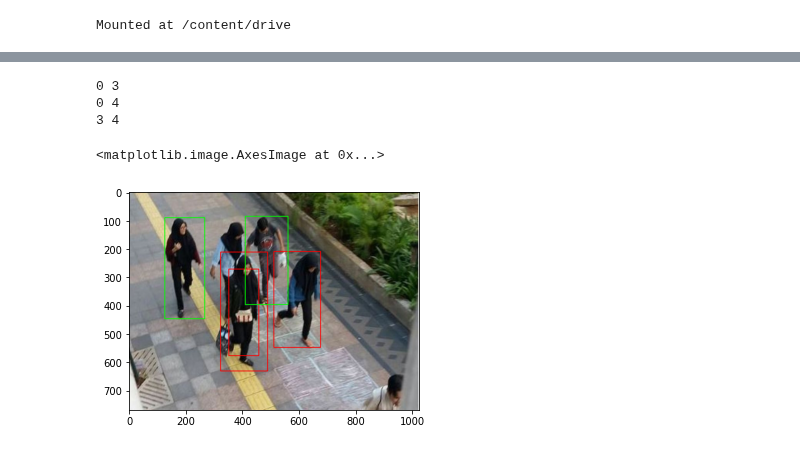
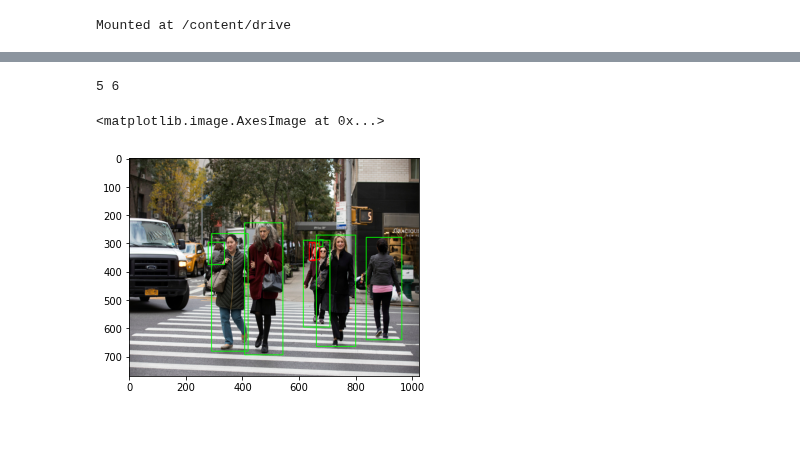
Before and after one commit to lephuocdat2000/Advanced-CV, a Jupyter notebook: FinalProject.ipynb, the cells around one changed output, grey strips where cells are left out. Drawn from its saved outputs; the diff is of its cells as text; code cells hidden in the pictures.

```diff
--- a/FinalProject.ipynb
+++ b/FinalProject.ipynb
@@ -160,39 +153,42 @@ M = MatrixCreation(A,B,C,D)
 # %%
 video_processing(model,video_path)
 # %%
-image=cv2.imread('/content/2019_05_13_72171_1557749850._large.jpg')
+image=cv2.imread('/content/drive/MyDrive/Advanced-CV/00pedxing01-superJumbo.jpg')
 image = cv2.resize(image,(1024,768))
-A = [142,298]
-B = [784,315]
-C = [811,371]
-D = [82,347]
+# A = [142,298]
+# B = [784,315]
+# C = [811,371]
+# D = [82,347]
+
+A = [300,490]
+B = [900,520]
+C = [0,800]
+D = [1000,800]
 M = MatrixCreation(A,B,C,D)
 images,boxes,detections=images_processing(model,image)
 boxes= boxes[~np.all(boxes== 0, axis=1)]
 transformed_points = Points_Transformation(boxes)
 if len(boxes>1):
    list_indexes = list(itertools.combinations(range(len(transformed_points)), 2))
    x_y_ = []
    for i,pair in enumerate(itertools.combinations(transformed_points, r=2)):
       if np.sqrt( (pair[0][0] - pair[1][0])**2 + (pair[0][1] - pair[1][1])**2 ) < int(distance_minimum):
             #change color top view
             index_pt1 = list_indexes[i][0]
             index_pt2 = list_indexes[i][1]
             print(index_pt1,index_pt2)
             #change color original frame
             DrawnRectangel(boxes,image,index_pt1,(0,0,255))
             DrawnRectangel(boxes,image,index_pt2,(0,0,255))
             x_y_.append(index_pt1)
             x_y_.append(index_pt2)
    x_y_ = np.unique(x_y_)
    diff = np.setdiff1d(list(range(0,len(boxes))),np.unique(x_y_))
    for i in diff: DrawnRectangel(boxes,image,i,(0,255,0))
 else:
    DrawnRectangel(boxes,image,0,(0,255,0))
 plt.imshow(cv2.cvtColor(image,cv2.COLOR_BGR2RGB))
 # %% [output]
-0 3
-0 4
-3 4
+5 6
 <matplotlib.image.AxesImage at 0x...>
-[figure, old version]
+[figure, new version]
```
Also changed, not shown: parts of 6 cells of this notebook.
